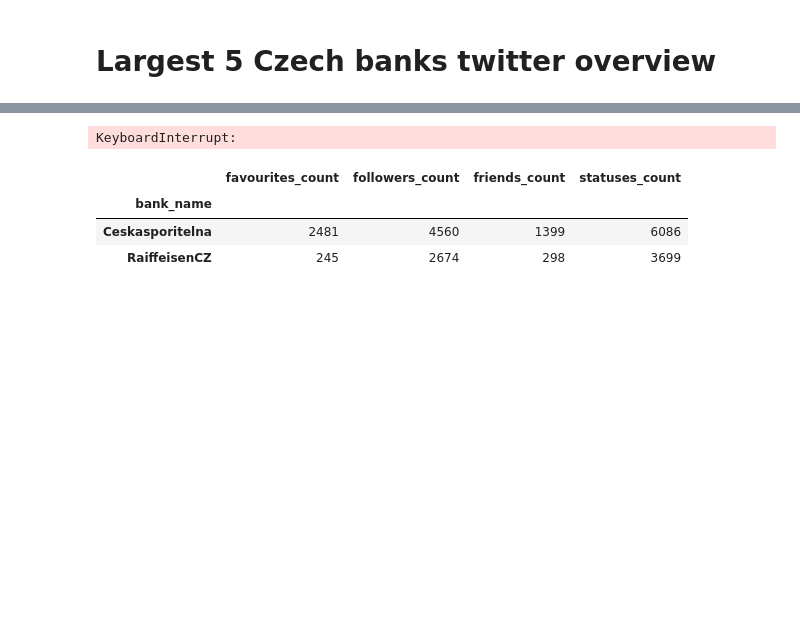
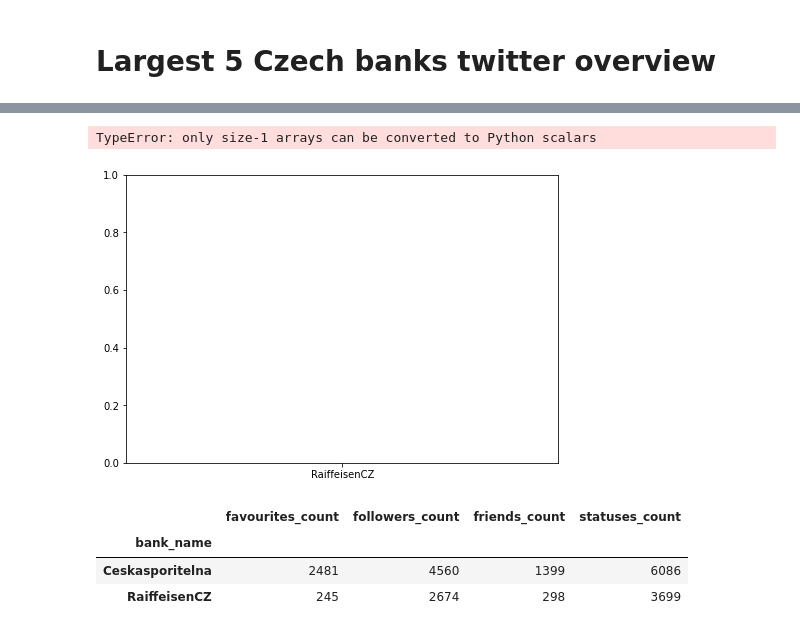
Before and after one commit to roman-ruzica/twitter_project_ruzica_zacharova, a Jupyter notebook: Analysis.ipynb, the cells around one changed output, grey strips where cells are left out. Saved outputs shown, nothing was run; the diff lists cells and outputs as text; code cells hidden in the pictures; blank space fills up the shorter version.

```diff
--- a/Analysis.ipynb
+++ b/Analysis.ipynb
@@ -41,0 +118,3 @@ rajf_reply
+# %%
+rajf_timeline['card_mentioned'] = (
+    check_pattern_from_list(rajf_timeline['full_text'], ["card", "karet", "kart"], "card_mentioned"))
@@ -191,19 +350,20 @@ Successfully installed descartes-1.1.0 mizani-0.7.2 palettable-3.3.0 patsy-0.5.1
 # %%
 
 fig = plt.figure()
 plt.title('language of tweets ')
 ax = fig.add_axes([0,0,1,1])
 groups = all_pd["bank_name"]
 
-cs_lang = all_pd["cs"].sum()
-en_lang = all_pd["en"].sum()
+cs_lang = all_pd[["bank_name","cs"]].groupby("bank_name").sum()
+en_lang = all_pd[["bank_name", "en"]].groupby("bank_name").sum()
 
 plt.bar(groups, cs_lang, color = 'b')
 plt.bar(groups, en_lang, color = 'r', bottom = cs_lang)
 
 plt.show()
 # %% [output]
-KeyboardInterrupt:
+TypeError: only size-1 arrays can be converted to Python scalars
+[figure, added]
 # %%
 all_pd[["bank_name", "favourites_count", "followers_count", "friends_count", "statuses_count"]].groupby('bank_name').max()
 # %% [output]
```
Also changed, not shown: parts of 35 cells of this notebook, 5 other files.
